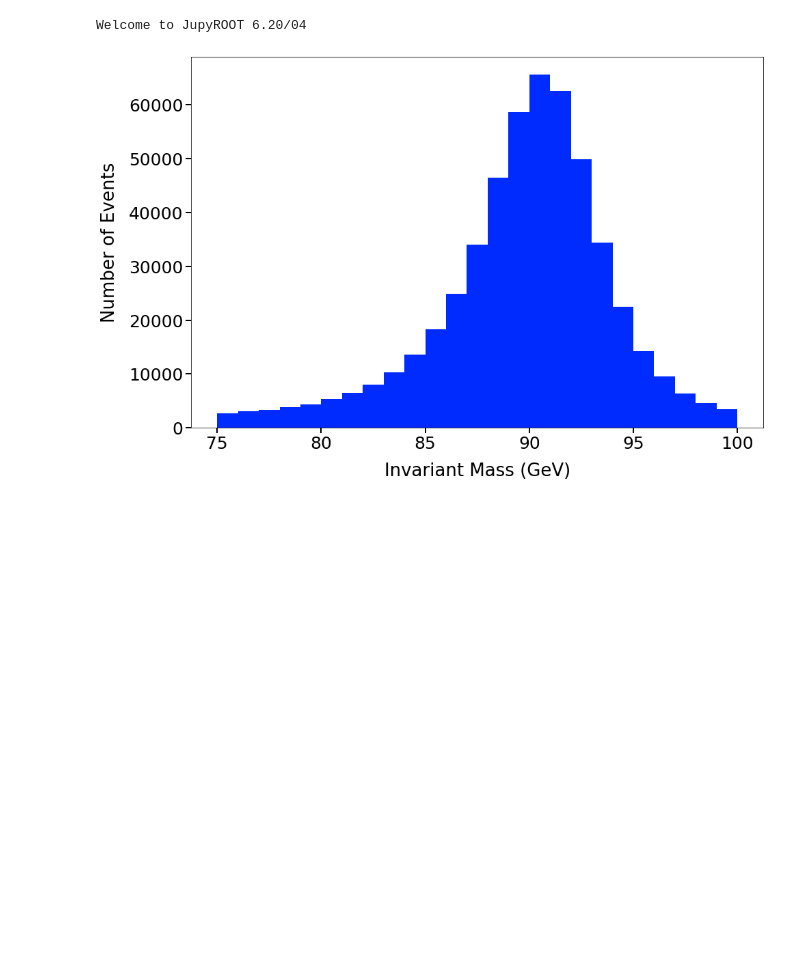
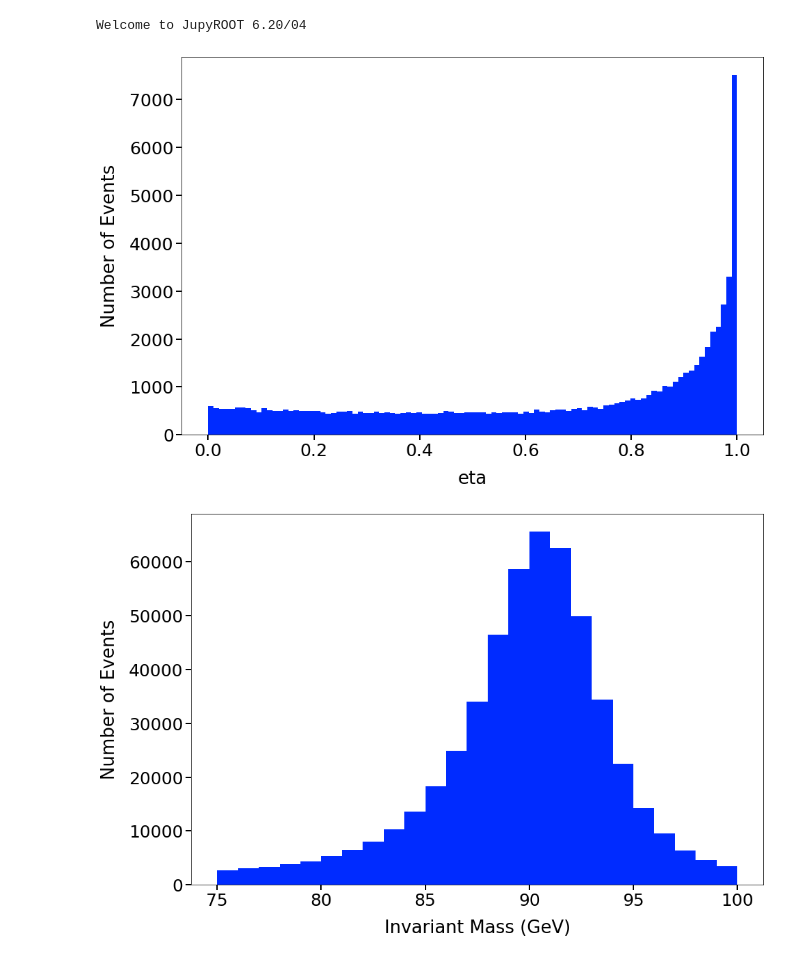
Before and after one commit to badeaa3/HarvardPhys145, a Jupyter notebook: python/Dilepton Invariant Mass Distribution.ipynb, the cells around one changed output. Drawn from its saved outputs; the diff is of its cells as text; code cells hidden in the pictures; blank space fills up the shorter version.

```diff
--- a/python/Dilepton Invariant Mass Distribution.ipynb
+++ b/python/Dilepton Invariant Mass Distribution.ipynb
@@ -25,6 +25,8 @@ kins[b'lep_py'] = kins[b'lep_pt']*np.sin( kins[b'lep_phi']) * GeVperMeV
 kins[b'lep_pz'] = kins[b'lep_pt']*np.sinh( kins[b'lep_eta']) * GeVperMeV
 kins[b'lep_E'] = kins[b'lep_E'] * GeVperMeV
 # %%
+kins[b'cosh_delta_eta']  = np.array([ np.cosh(i[0] - i[1]) for i in kins[b'lep_eta'] ] )
+kins[b'cos_delta_phi']  = np.array([ np.cos(i[0] - i[1]) for i in kins[b'lep_phi'] ] )
 kins[b'lep_px_sum'] = np.array([ np.sum(i) for i in kins[b'lep_px'] ] )
 kins[b'lep_py_sum'] = np.array([ np.sum(i) for i in kins[b'lep_py'] ] )
 kins[b'lep_pz_sum'] = np.array([ np.sum(i) for i in kins[b'lep_pz'] ] )
@@ -53,6 +55,12 @@ def make_fig(xTitle="xTitle",yTitle="yTitle"):
     ax.tick_params(axis='both', which='major', labelsize=25)
 
     return fig, ax
+# %%
+yTitle = "Number of Events"
+fig, ax = make_fig(xTitle="eta",yTitle=yTitle)
+n, bins, patches = ax.hist(kins[b'cos_delta_phi'],np.linspace(0,1,100))
+# %% [output]
+[figure, added]
 # %%
 yTitle = "Number of Events"
 fig, ax = make_fig(xTitle="Invariant Mass (GeV)",yTitle=yTitle)
```
Also changed, not shown: parts of 3 cells of this notebook, 1 other file.
